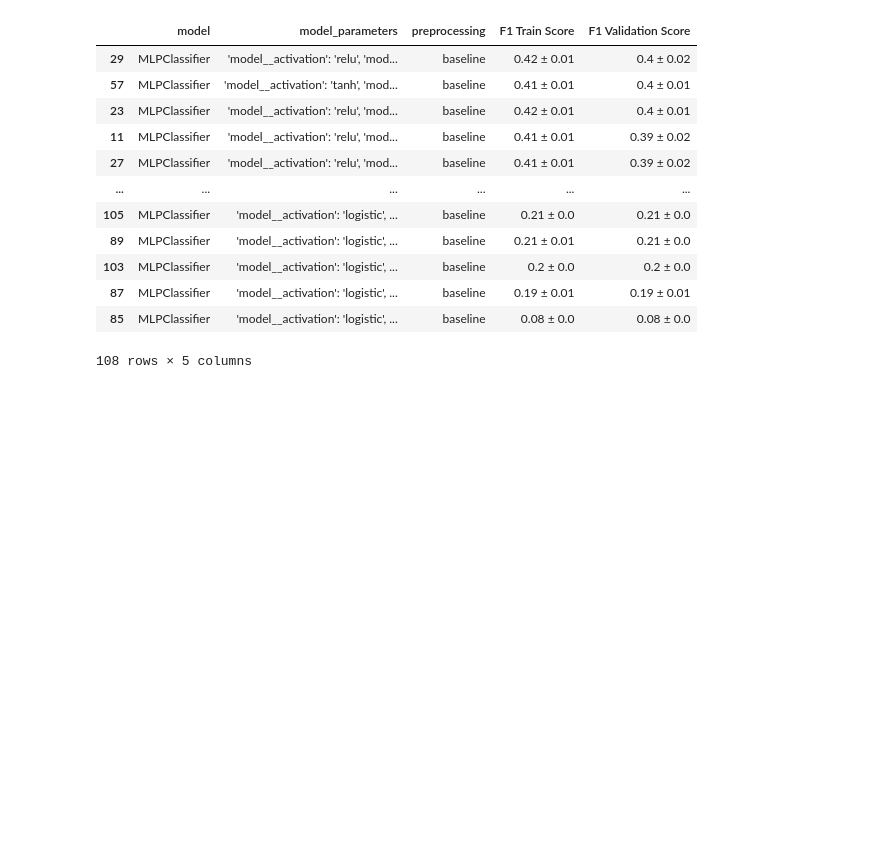
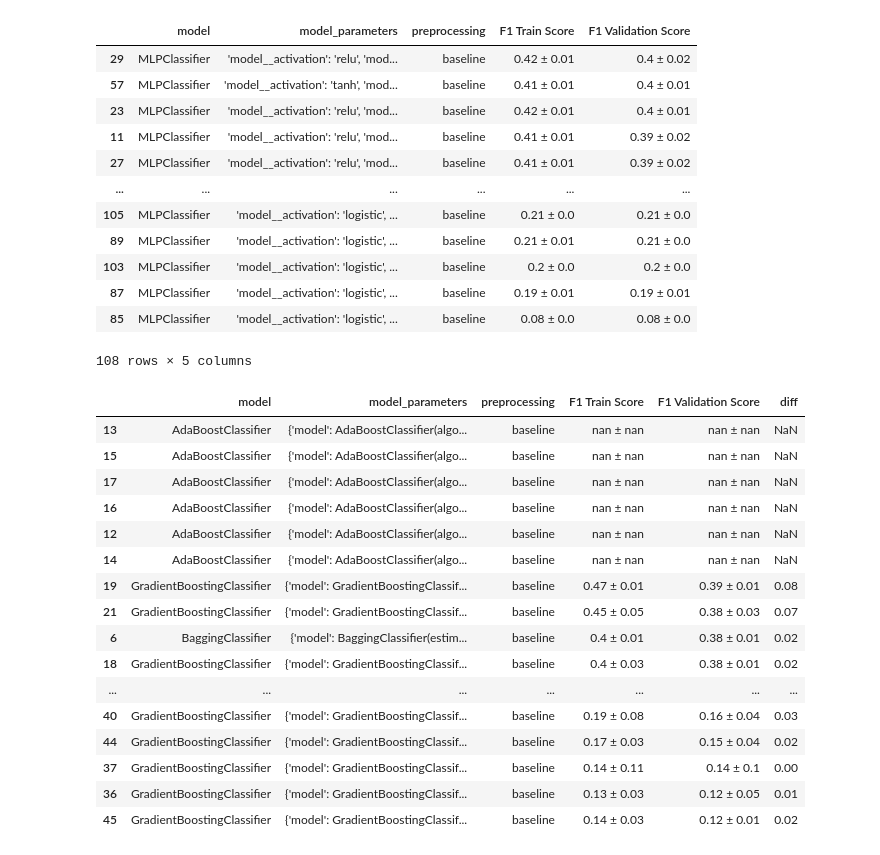
Before and after one commit to DiogoPF/Multiclass_Classification-WCB, a Jupyter notebook: Pipeline_diogo.ipynb, the cells around one changed output. Saved outputs shown, nothing was run; the diff lists cells and outputs as text; code cells hidden in the pictures; blank space fills up the shorter version.

```diff
--- a/Pipeline_diogo.ipynb
+++ b/Pipeline_diogo.ipynb
@@ -1795,6 +1803,7 @@ if run:
             "model__learning_rate": [0.1, 0.5],
             "model__max_depth": [5, 10],
             "model__subsample": [0.5, 1],
+            "model__max_features": [0.5, 1],
         },
     ]
 
@@ -1810,7 +1819,7 @@ if run:
     )
 
     gs.fit(X, y)
-    dump(gs, "./runs/ensemble.joblib")
+    dump(gs, "./runs/ensemble_opt.joblib")
 
     end_time = time.time()
     execution_time = end_time - start_time
@@ -1819,4 +1828,30 @@ if run:
     notify(f"Execution completed in {int(hours)}:{int(minutes)}:{round(seconds)}")
 
 else:
-    ensemble_models_gs = load("./runs/ensemble.joblib")
+    ensemble_opt_models_gs = load("./runs/ensemble_opt.joblib")
+# %%
+ensemble_opt_models_df = compare_models(ensemble_opt_models_gs)
+ensemble_opt_models_df["diff"] = (
+    ensemble_opt_models_df["F1 Train Score"].str.split("±").str[0].astype(float)
+) - (ensemble_opt_models_df["F1 Validation Score"].str.split("±").str[0].astype(float))
+ensemble_opt_models_df.sort_values(by="F1 Validation Score", ascending=False)
+
+# 6,18
+# %% [output]
+|  | model | model_parameters | preprocessing | F1 Train Score | F1 Validation Score | diff |
+| 13 | AdaBoostClassifier | {'model': AdaBoostClassifier(algo... | baseline | nan ± nan | nan ± nan | NaN |
+| 15 | AdaBoostClassifier | {'model': AdaBoostClassifier(algo... | baseline | nan ± nan | nan ± nan | NaN |
+| 17 | AdaBoostClassifier | {'model': AdaBoostClassifier(algo... | baseline | nan ± nan | nan ± nan | NaN |
+| 16 | AdaBoostClassifier | {'model': AdaBoostClassifier(algo... | baseline | nan ± nan | nan ± nan | NaN |
+| 12 | AdaBoostClassifier | {'model': AdaBoostClassifier(algo... | baseline | nan ± nan | nan ± nan | NaN |
+| 14 | AdaBoostClassifier | {'model': AdaBoostClassifier(algo... | baseline | nan ± nan | nan ± nan | NaN |
+| 19 | GradientBoostingClassifier | {'model': GradientBoostingClassif... | baseline | 0.47 ± 0.01 | 0.39 ± 0.01 | 0.08 |
+| 21 | GradientBoostingClassifier | {'model': GradientBoostingClassif... | baseline | 0.45 ± 0.05 | 0.38 ± 0.03 | 0.07 |
+| 6 | BaggingClassifier | {'model': BaggingClassifier(estim... | baseline | 0.4 ± 0.01 | 0.38 ± 0.01 | 0.02 |
+| 18 | GradientBoostingClassifier | {'model': GradientBoostingClassif... | baseline | 0.4 ± 0.03 | 0.38 ± 0.01 | 0.02 |
+| ... | ... | ... | ... | ... | ... | ... |
+| 40 | GradientBoostingClassifier | {'model': GradientBoostingClassif... | baseline | 0.19 ± 0.08 | 0.16 ± 0.04 | 0.03 |
+| 44 | GradientBoostingClassifier | {'model': GradientBoostingClassif... | baseline | 0.17 ± 0.03 | 0.15 ± 0.04 | 0.02 |
+| 37 | GradientBoostingClassifier | {'model': GradientBoostingClassif... | baseline | 0.14 ± 0.11 | 0.14 ± 0.1 | 0.00 |
+| 36 | GradientBoostingClassifier | {'model': GradientBoostingClassif... | baseline | 0.13 ± 0.03 | 0.12 ± 0.05 | 0.01 |
+| 45 | GradientBoostingClassifier | {'model': GradientBoostingClassif... | baseline | 0.14 ± 0.03 | 0.12 ± 0.01 | 0.02 |
```
Also changed, not shown: parts of 7 cells of this notebook, 2 other files.
